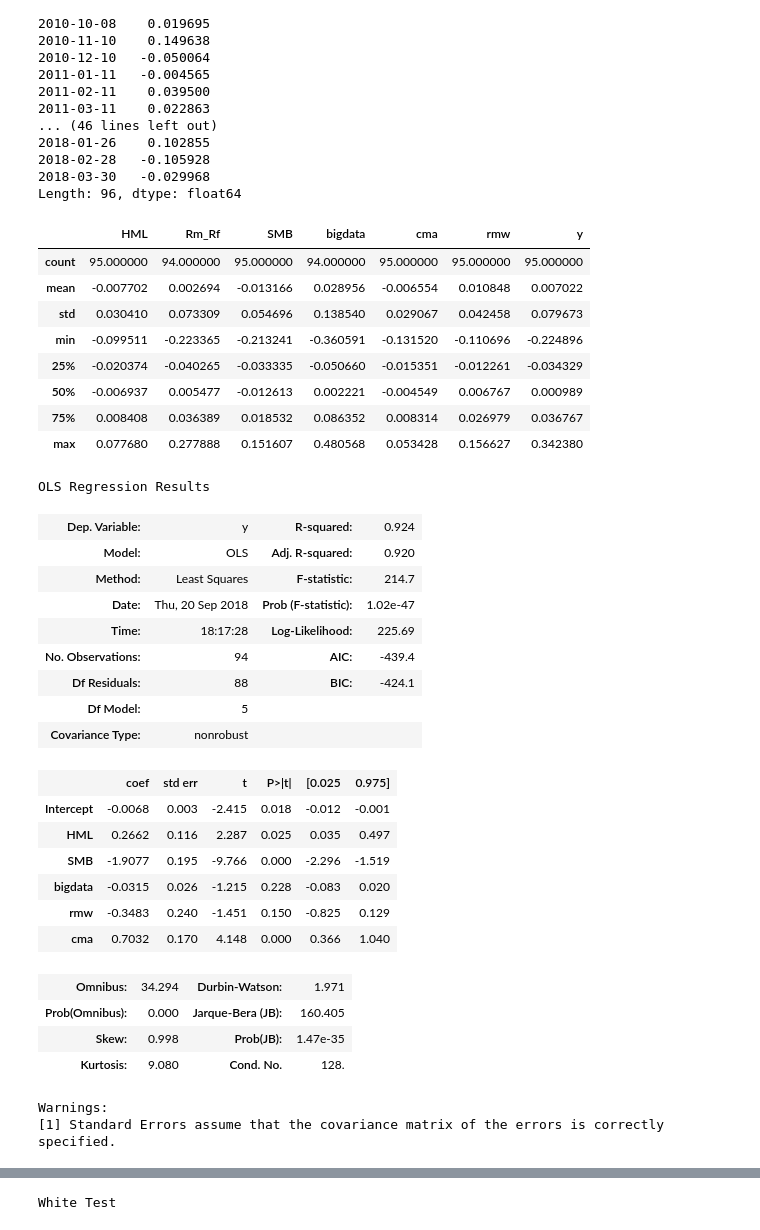
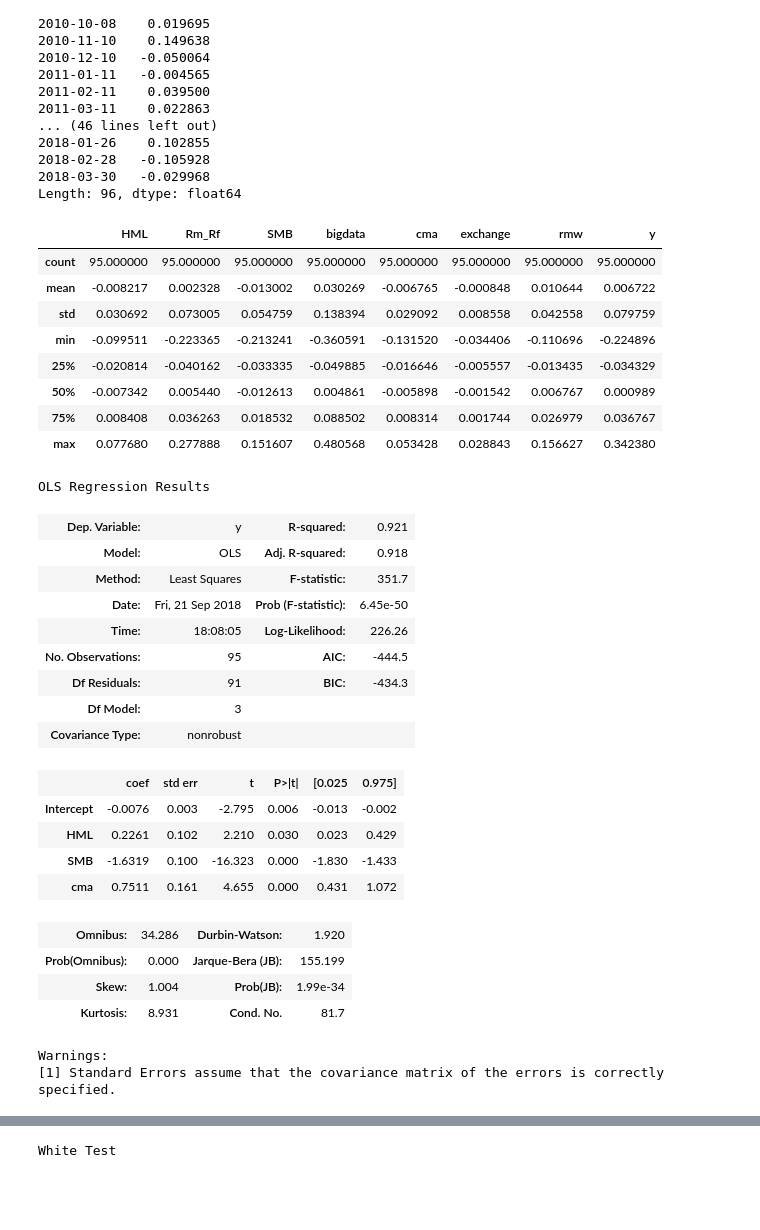
Before and after one commit to brainee/fama, a Jupyter notebook: fama5/zy-fama-frech-4-generial.ipynb, the cells around one changed output, grey strips where cells are left out. Saved outputs shown, nothing was run; the diff lists cells and outputs as text; code cells hidden in the pictures; blank space fills up the shorter version.

```diff
--- a/fama5/zy-fama-frech-4-generial.ipynb
+++ b/fama5/zy-fama-frech-4-generial.ipynb
@@ -812,3 +816,23 @@ Name: 1, Length: 96, dtype: float64
+# %%
+def get_exchange_day(index_date):
+    if(data_mode=="fast"):
+        s_exchange=pd.read_csv("exchange_day.csv",index_col=0,header=None)
+        s_exchange=trans_series(s_exchange)
+        pass
+    else:
+        exchange=pd.read_csv("USD_CNY历史数据.csv",index_col="日期")
+        exchange['date']=[pd.to_datetime(datetime.datetime.strptime(date,"%Y年%m月%d日")) for date in exchange.index]
+        exchange=exchange.set_index(exchange['date'])
+        s_exchange=exchange["收盘"]
+    s_exchange=s_exchange.reindex(index_date)
+    return s_exchange
+
+def get_exchange_rate(index_date):
+    s_exchange=get_exchange_day(index_date)
+    s_exchange_rate=s_exchange.pct_change()
+    return s_exchange_rate
+
+s_exchange_rate=get_exchange_rate(index_date)
 # %%
 #x = pd.DataFrame(index=index_date,columns=['Rm-Rf','SMB','HML'])
 def get_df_X(index_date,factors):
@@ -941,26 +967,26 @@ Length: 96, dtype: float64
 # %%
 def get_df_xy(index_date,factors):
     df_xy=pd.DataFrame(factors,index=index_date)
-    df_xy = df_xy[:data_count-1]
+    df_xy = df_xy[1:]
     return df_xy
 # %%
-df_xy=get_df_xy(index_date,{"y":y,"Rm_Rf":Rm_Rf,'SMB':smb,'HML':hml,"bigdata":s_bigdata_r,'rmw':rmw,'cma':cma})
+df_xy=get_df_xy(index_date,{"y":y,"Rm_Rf":Rm_Rf,'SMB':smb,'HML':hml,"bigdata":s_bigdata_r,'rmw':rmw,'cma':cma,'exchange':s_exchange_rate})
 # df_X=get_df_X(index_date,{"Rm_Rf":Rm_Rf,'SMB':smb,'HML':hml})
 df_xy.index.name="date"
 df_xy.describe()
 # df_xy.corr(method='pearson')
 # df_xy.plot()
 # df_xy.values
 # %% [output]
-|  | HML | Rm_Rf | SMB | bigdata | cma | rmw | y |
-| count | 95.000000 | 94.000000 | 95.000000 | 94.000000 | 95.000000 | 95.000000 | 95.000000 |
-| mean | -0.007702 | 0.002694 | -0.013166 | 0.028956 | -0.006554 | 0.010848 | 0.007022 |
-| std | 0.030410 | 0.073309 | 0.054696 | 0.138540 | 0.029067 | 0.042458 | 0.079673 |
-| min | -0.099511 | -0.223365 | -0.213241 | -0.360591 | -0.131520 | -0.110696 | -0.224896 |
-| 25% | -0.020374 | -0.040265 | -0.033335 | -0.050660 | -0.015351 | -0.012261 | -0.034329 |
-| 50% | -0.006937 | 0.005477 | -0.012613 | 0.002221 | -0.004549 | 0.006767 | 0.000989 |
-| 75% | 0.008408 | 0.036389 | 0.018532 | 0.086352 | 0.008314 | 0.026979 | 0.036767 |
-| max | 0.077680 | 0.277888 | 0.151607 | 0.480568 | 0.053428 | 0.156627 | 0.342380 |
+|  | HML | Rm_Rf | SMB | bigdata | cma | exchange | rmw | y |
+| count | 95.000000 | 95.000000 | 95.000000 | 95.000000 | 95.000000 | 95.000000 | 95.000000 | 95.000000 |
+| mean | -0.008217 | 0.002328 | -0.013002 | 0.030269 | -0.006765 | -0.000848 | 0.010644 | 0.006722 |
+| std | 0.030692 | 0.073005 | 0.054759 | 0.138394 | 0.029092 | 0.008558 | 0.042558 | 0.079759 |
+| min | -0.099511 | -0.223365 | -0.213241 | -0.360591 | -0.131520 | -0.034406 | -0.110696 | -0.224896 |
+| 25% | -0.020814 | -0.040162 | -0.033335 | -0.049885 | -0.016646 | -0.005557 | -0.013435 | -0.034329 |
+| 50% | -0.007342 | 0.005440 | -0.012613 | 0.004861 | -0.005898 | -0.001542 | 0.006767 | 0.000989 |
+| 75% | 0.008408 | 0.036263 | 0.018532 | 0.088502 | 0.008314 | 0.001744 | 0.026979 | 0.036767 |
+| max | 0.077680 | 0.277888 | 0.151607 | 0.480568 | 0.053428 | 0.028843 | 0.156627 | 0.342380 |
 # %%
 import statsmodels.formula.api as smf
 import statsmodels.api as sm
@@ -978,8 +1004,8 @@ import statsmodels.api as sm
 # ols_model=smf.ols('y ~ HML + SMB + bigdata', data=df_xy)
 # results = ols_model.fit()#cov_type='HC3'
 
-#去掉市值
-ols_model=smf.ols('y ~ HML + SMB +bigdata +rmw+cma', data=df_xy)
+#去掉市值 Rm_Rf
+ols_model=smf.ols('y ~ HML + SMB  +cma', data=df_xy)
 results = ols_model.fit()#cov_type='HC3'
 
 #去掉大数据
@@ -989,26 +1015,24 @@ results = ols_model.fit()#cov_type='HC3'
 results.summary()
 # %% [output]
 OLS Regression Results
-| Dep. Variable: | y | R-squared: | 0.924 |
-| Model: | OLS | Adj. R-squared: | 0.920 |
-| Method: | Least Squares | F-statistic: | 214.7 |
-| Date: | Thu, 20 Sep 2018 | Prob (F-statistic): | 1.02e-47 |
-| Time: | 18:17:28 | Log-Likelihood: | 225.69 |
-| No. Observations: | 94 | AIC: | -439.4 |
-| Df Residuals: | 88 | BIC: | -424.1 |
-| Df Model: | 5 |  |  |
+| Dep. Variable: | y | R-squared: | 0.921 |
+| Model: | OLS | Adj. R-squared: | 0.918 |
+| Method: | Least Squares | F-statistic: | 351.7 |
+| Date: | Fri, 21 Sep 2018 | Prob (F-statistic): | 6.45e-50 |
+| Time: | 18:08:05 | Log-Likelihood: | 226.26 |
+| No. Observations: | 95 | AIC: | -444.5 |
+| Df Residuals: | 91 | BIC: | -434.3 |
+| Df Model: | 3 |  |  |
 | Covariance Type: | nonrobust |  |  |
 |  | coef | std err | t | P>|t| | [0.025 | 0.975] |
-| Intercept | -0.0068 | 0.003 | -2.415 | 0.018 | -0.012 | -0.001 |
-| HML | 0.2662 | 0.116 | 2.287 | 0.025 | 0.035 | 0.497 |
-| SMB | -1.9077 | 0.195 | -9.766 | 0.000 | -2.296 | -1.519 |
-| bigdata | -0.0315 | 0.026 | -1.215 | 0.228 | -0.083 | 0.020 |
-| rmw | -0.3483 | 0.240 | -1.451 | 0.150 | -0.825 | 0.129 |
-| cma | 0.7032 | 0.170 | 4.148 | 0.000 | 0.366 | 1.040 |
+| Intercept | -0.0076 | 0.003 | -2.795 | 0.006 | -0.013 | -0.002 |
+| HML | 0.2261 | 0.102 | 2.210 | 0.030 | 0.023 | 0.429 |
+| SMB | -1.6319 | 0.100 | -16.323 | 0.000 | -1.830 | -1.433 |
+| cma | 0.7511 | 0.161 | 4.655 | 0.000 | 0.431 | 1.072 |
-| Omnibus: | 34.294 | Durbin-Watson: | 1.971 |
-| Prob(Omnibus): | 0.000 | Jarque-Bera (JB): | 160.405 |
-| Skew: | 0.998 | Prob(JB): | 1.47e-35 |
-| Kurtosis: | 9.080 | Cond. No. | 128. |
+| Omnibus: | 34.286 | Durbin-Watson: | 1.920 |
+| Prob(Omnibus): | 0.000 | Jarque-Bera (JB): | 155.199 |
+| Skew: | 1.004 | Prob(JB): | 1.99e-34 |
+| Kurtosis: | 8.931 | Cond. No. | 81.7 |
 Warnings:
 [1] Standard Errors assume that the covariance matrix of the errors is correctly specified.
 # %%
```
Also changed, not shown: parts of 11 cells of this notebook, 1 other file.
